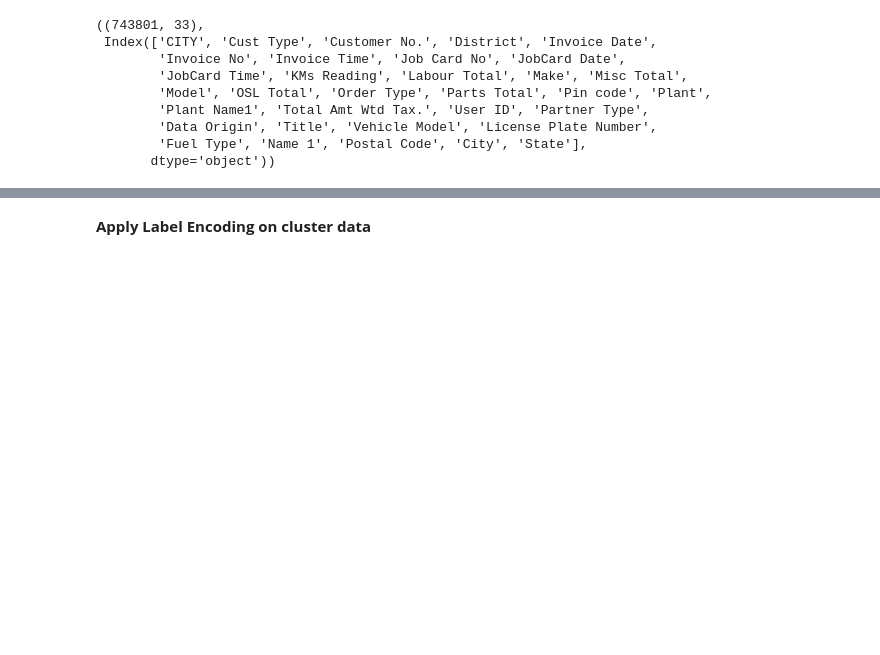
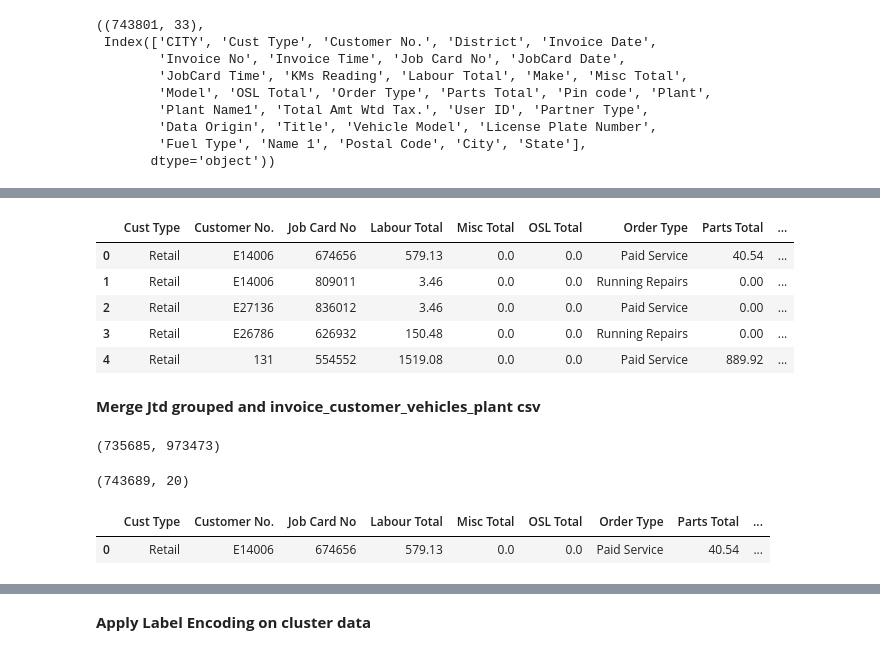
Before and after one commit to shailendrajain2892/Mahindra-First-Choice-Capstone-Project, a Jupyter notebook: Capstone_Mahindra_First_Choice.ipynb, the cells around one changed output, grey strips where cells are left out. Drawn from its saved outputs; the diff is of its cells as text; code cells hidden in the pictures; blank space fills up the shorter version.

```diff
--- a/Capstone_Mahindra_First_Choice.ipynb
+++ b/Capstone_Mahindra_First_Choice.ipynb
@@ -608,0 +588,2 @@ pd.get_dummies(cluster_data['Order Type']).shape
+# %%
+invoice_customer_vehicles_plant['ServiceTime'] = invoice_customer_vehicles_plant['Invoice Date Time']-invoice_customer_vehicles_plant['JobCard Date Time']
@@ -608,0 +611,2 @@ pd.get_dummies(cluster_data['Order Type']).shape
+# %%
+invoice_customer_vehicles_plant = invoice_customer_vehicles_plant.loc[invoice_customer_vehicles_plant['ServiceTime']>pd.Timedelta(hours=0),:]
@@ -608,0 +625,24 @@ pd.get_dummies(cluster_data['Order Type']).shape
+# %%
+invoice_customer_vehicles_plant['ServiceTime_category']=None
+invoice_customer_vehicles_plant.loc[invoice_customer_vehicles_plant['ServiceTime']<pd.Timedelta(hours=13),'ServiceTime_category']='super_fast'
+invoice_customer_vehicles_plant.loc[(invoice_customer_vehicles_plant['ServiceTime']>=pd.Timedelta(hours=13))&(invoice_customer_vehicles_plant['ServiceTime']<pd.Timedelta(hours=36)),'ServiceTime_category']='fast'
+invoice_customer_vehicles_plant.loc[(invoice_customer_vehicles_plant['ServiceTime']>=pd.Timedelta(hours=36))&(invoice_customer_vehicles_plant['ServiceTime']<pd.Timedelta(hours=61)),'ServiceTime_category']='mid'
+invoice_customer_vehicles_plant.loc[(invoice_customer_vehicles_plant['ServiceTime']>=pd.Timedelta(hours=61))&(invoice_customer_vehicles_plant['ServiceTime']<pd.Timedelta(hours=84)),'ServiceTime_category']='slow'
+invoice_customer_vehicles_plant.loc[invoice_customer_vehicles_plant['ServiceTime']>=pd.Timedelta(hours=84),'ServiceTime_category']='super_slow'
+# %%
+invoice_customer_vehicles_plant.drop(columns=['Invoice Time', 'Invoice Date', 'Invoice No', 'JobCard Date', 'JobCard Time', 'KMs Reading', 'Make', 'Model', 'Pin code', 'Plant', 'Plant Name1', 'User ID', 'District', 'License Plate Number', 'Name 1', 'Postal Code', 'CITY', 'State', 'Invoice Date Time', 'JobCard Date Time', 'ServiceTime'], inplace=True)
+# %%
+invoice_customer_vehicles_plant.head()
+# %% [output]
+|  | Cust Type | Customer No. | Job Card No | Labour Total | Misc Total | OSL Total | Order Type | Parts Total | ... |
+| 0 | Retail | E14006 | 674656 | 579.13 | 0.0 | 0.0 | Paid Service | 40.54 | ... |
+| 1 | Retail | E14006 | 809011 | 3.46 | 0.0 | 0.0 | Running Repairs | 0.00 | ... |
+| 2 | Retail | E27136 | 836012 | 3.46 | 0.0 | 0.0 | Paid Service | 0.00 | ... |
+| 3 | Retail | E26786 | 626932 | 150.48 | 0.0 | 0.0 | Running Repairs | 0.00 | ... |
+| 4 | Retail | 131 | 554552 | 1519.08 | 0.0 | 0.0 | Paid Service | 889.92 | ... |
+# %% [markdown]
+**Merge Jtd grouped and invoice_customer_vehicles_plant csv**
+# %%
+len(invoice_customer_vehicles_plant['Job Card No'].unique()), len(jtd_grouped['DBM Order'].unique())
+# %% [output]
+(735685, 973473)
@@ -608,0 +651,9 @@ pd.get_dummies(cluster_data['Order Type']).shape
+# %%
+invoice_customer_vehicles_plant_jtd.shape
+# %% [output]
+(743689, 20)
+# %%
+invoice_customer_vehicles_plant_jtd.head(1)
+# %% [output]
+|  | Cust Type | Customer No. | Job Card No | Labour Total | Misc Total | OSL Total | Order Type | Parts Total | ... |
+| 0 | Retail | E14006 | 674656 | 579.13 | 0.0 | 0.0 | Paid Service | 40.54 | ... |
```
Also changed, not shown: parts of 81 cells of this notebook.
